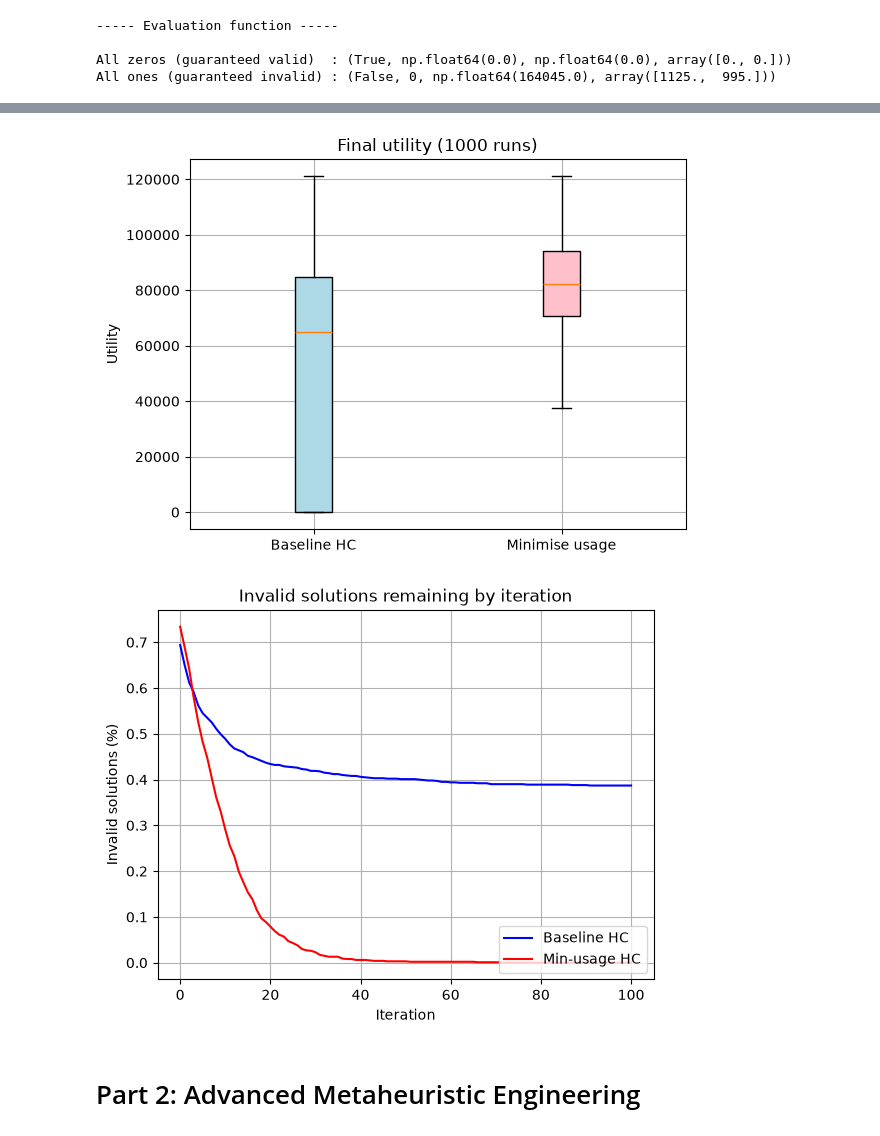
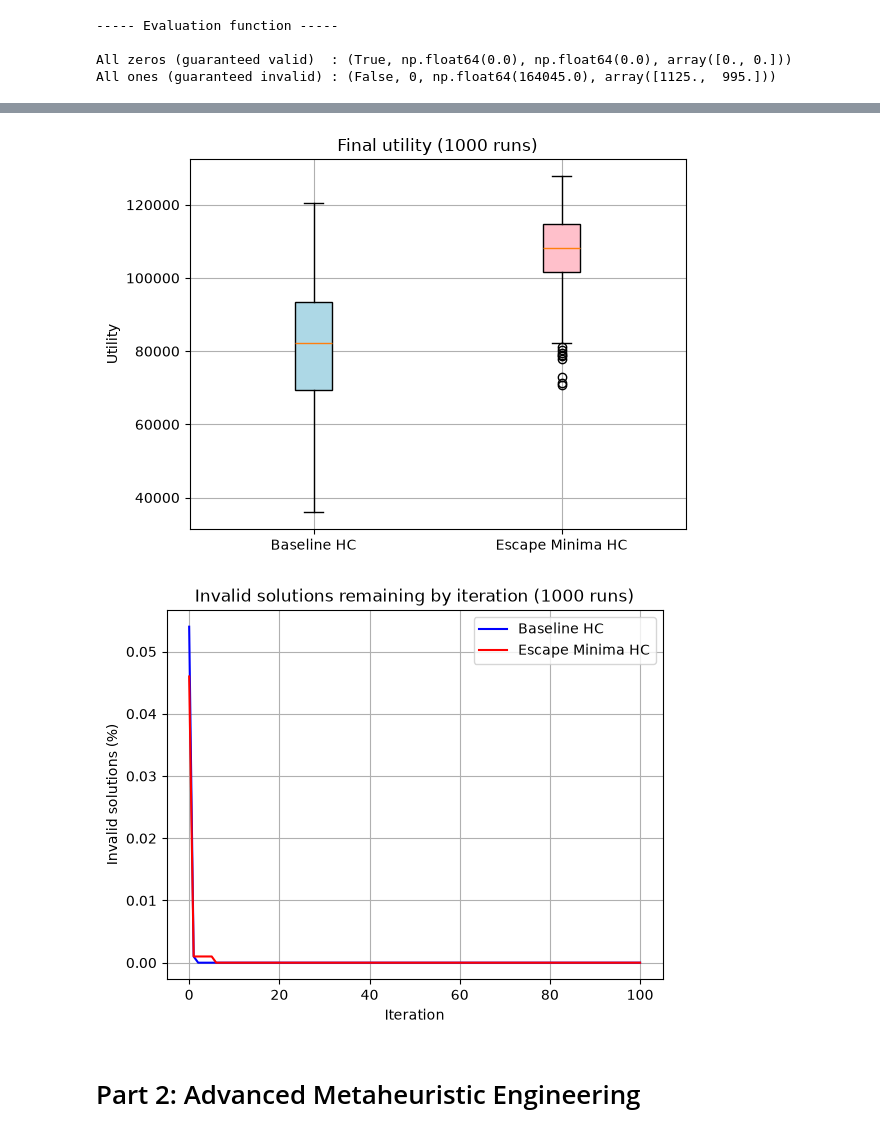
Before and after one commit to AyOhEe/CSCU9YE-Assignment, a Jupyter notebook: 3423815.ipynb, the cells around one changed output, grey strips where cells are left out. Saved outputs shown, nothing was run; the diff lists cells and outputs as text; code cells hidden in the pictures.

```diff
--- a/3423815.ipynb
+++ b/3423815.ipynb
@@ -56,8 +58,8 @@ print("All ones (guaranteed invalid) :", evaluate(workload_28, np.ones(28)))
 All zeros (guaranteed valid)  : (True, np.float64(0.0), np.float64(0.0), array([0., 0.]))
 All ones (guaranteed invalid) : (False, 0, np.float64(164045.0), array([1125.,  995.]))
 # %%
-def random_solution(workload):
-    return np.random.randint(0, 2, get_options(workload))
+def random_solution(workload, prop0 = 0.5):
+    return np.random.choice([0, 1], get_options(workload), True, [prop0, 1 - prop0])
 
 def neighbour(solution):
     idx = np.random.randint(0, len(solution))
@@ -85,19 +87,15 @@ absolute difference  : [0 0 0 0 0 0 0 0 0 0 0 0 0 0 0 0 0 0 0 0 0 0 0 0 0 0 0 1]
 # %%
-def norm_usage(workload, usage):
-    return np.linalg.norm(usage / get_capacities(workload))
-
-# TODO this can absolutely be improved
 
 def hill_climb_base(workload, n):
     trace = []
-    best_sol = random_solution(workload)
+    best_sol = random_solution(workload, 0.9)
     best_eval = evaluate(workload, best_sol)
     trace.append(best_eval[1])
 
     for _ in range(n):
         neig = neighbour(best_sol)
         neig_eval = evaluate(workload, neig)
-        if neig_eval[1] > best_eval[1]:
+        if neig_eval[1] >= best_eval[1]:
             best_sol = neig
             best_eval = neig_eval
 
@@ -105,23 +103,29 @@ def hill_climb_base(workload, n):
 
     return best_sol, best_eval, trace
 
-def hill_climb_minimise_usage(workload, n):
+
+def recursive_neighbour(solution, n = 0):
+    if n <= 0:
+        return solution
+    else:
+        return recursive_neighbour(neighbour(solution), n - 1)
+
+def hill_climb_escape_minima(workload, n):
     trace = []
-    best_sol = random_solution(workload)
+    best_sol = random_solution(workload, 0.9)
     best_eval = evaluate(workload, best_sol)
+    n_failures = 1
     trace.append(best_eval[1])
 
     for _ in range(n):
-        neig = neighbour(best_sol)
+        neig = recursive_neighbour(best_sol, np.log2(n_failures) + 1)
         neig_eval = evaluate(workload, neig)
-        if neig_eval[1] > best_eval[1]:
+        if neig_eval[1] >= best_eval[1]:
             best_sol = neig
             best_eval = neig_eval
-
-        if neig_eval[1] == best_eval[1]:
-            if norm_usage(workload, neig_eval[3]) < norm_usage(workload, best_eval[3]):
-                best_sol = neig
-                best_eval = neig_eval
+            n_failures = 1
+        else:
+            n_failures += 1
 
         trace.append(best_eval[1])
 
@@ -166,28 +185,30 @@ plt.show()
 # %%
 
 %matplotlib inline
 
 np.random.seed(42)
 
 
 best_base = [hill_climb_base(workload_28, 100)[1][1] for _ in range(1000)]
-best_minim = [hill_climb_minimise_usage(workload_28, 100)[1][1] for _ in range(1000)]
+best_minim = [hill_climb_escape_minima(workload_28, 100)[1][1] for _ in range(1000)]
 
-bplot = plt.boxplot([best_base, best_minim], patch_artist=True, tick_labels=['Baseline HC', 'Minimise usage'])
+bplot = plt.boxplot([best_base, best_minim], patch_artist=True, tick_labels=['Baseline HC', 'Escape Minima HC'])
 for patch, colour in zip(bplot["boxes"], ["lightblue", "pink"]):
     patch.set_facecolor(colour)
 
 plt.title("Final utility (1000 runs)")
 plt.ylabel("Utility")
 plt.grid(True)
 plt.show()
 # %% [output]
-[figure, old version]
+[figure, new version]
 # %%
+%matplotlib inline
+
 np.random.seed(42)
 
 traces_base = [hill_climb_base(workload_28, 100)[2] for _ in range(1000)]
-traces_minim = [hill_climb_minimise_usage(workload_28, 100)[2] for _ in range(1000)]
+traces_minim = [hill_climb_escape_minima(workload_28, 100)[2] for _ in range(1000)]
 
 def percent_invalid_at(i, traces):
     return sum([trace[i] == 0 for trace in traces]) / len(traces)
@@ -196,16 +217,16 @@ base_invalid_sols = [percent_invalid_at(i, traces_base) for i in range(len(trace
 minim_invalid_sols = [percent_invalid_at(i, traces_minim) for i in range(len(traces_minim[0]))]
 
 plt.plot(base_invalid_sols, color="blue", label="Baseline HC")
-plt.plot(minim_invalid_sols, color="red", label="Min-usage HC")
+plt.plot(minim_invalid_sols, color="red", label="Escape Minima HC")
 
 plt.xlabel("Iteration")
 plt.ylabel("Invalid solutions (%)")
-plt.title("Invalid solutions remaining by iteration")
-plt.legend(loc='lower right')
+plt.title("Invalid solutions remaining by iteration (1000 runs)")
+plt.legend(loc='upper right')
 plt.grid(True)
 plt.show()
 # %% [output]
-[figure, old version]
+[figure, new version]
 # %% [markdown]
 # Part 2: Advanced Metaheuristic Engineering
 # %%
```
Also changed, not shown: parts of 4 cells of this notebook.
